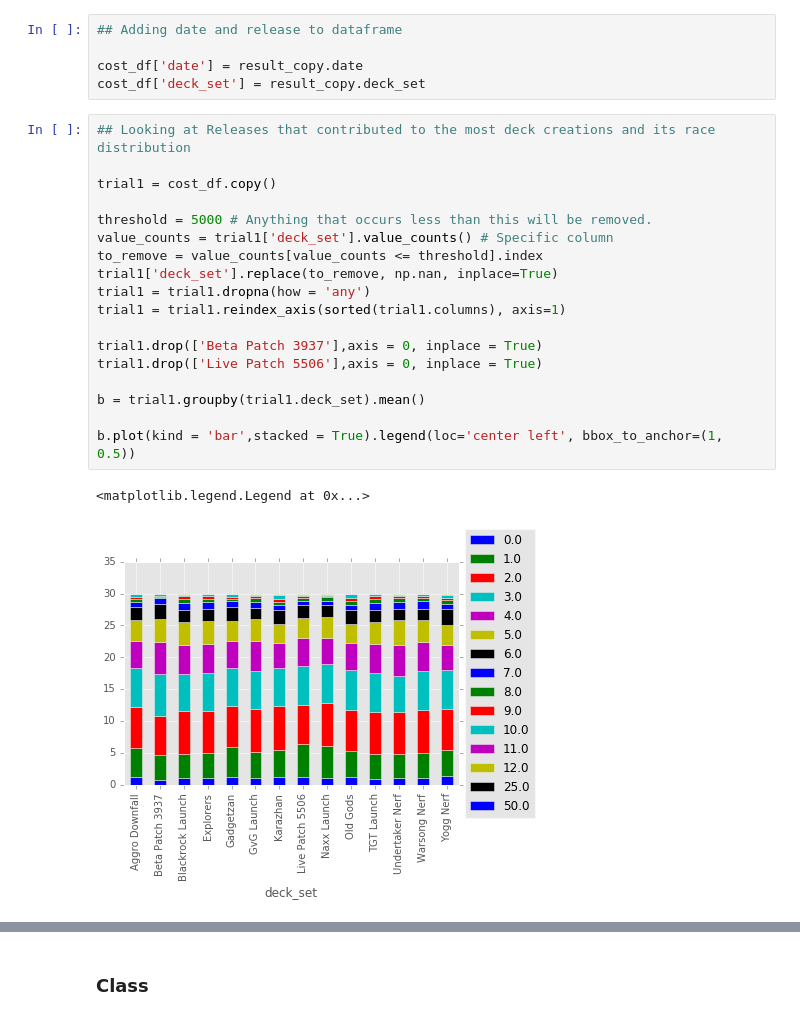
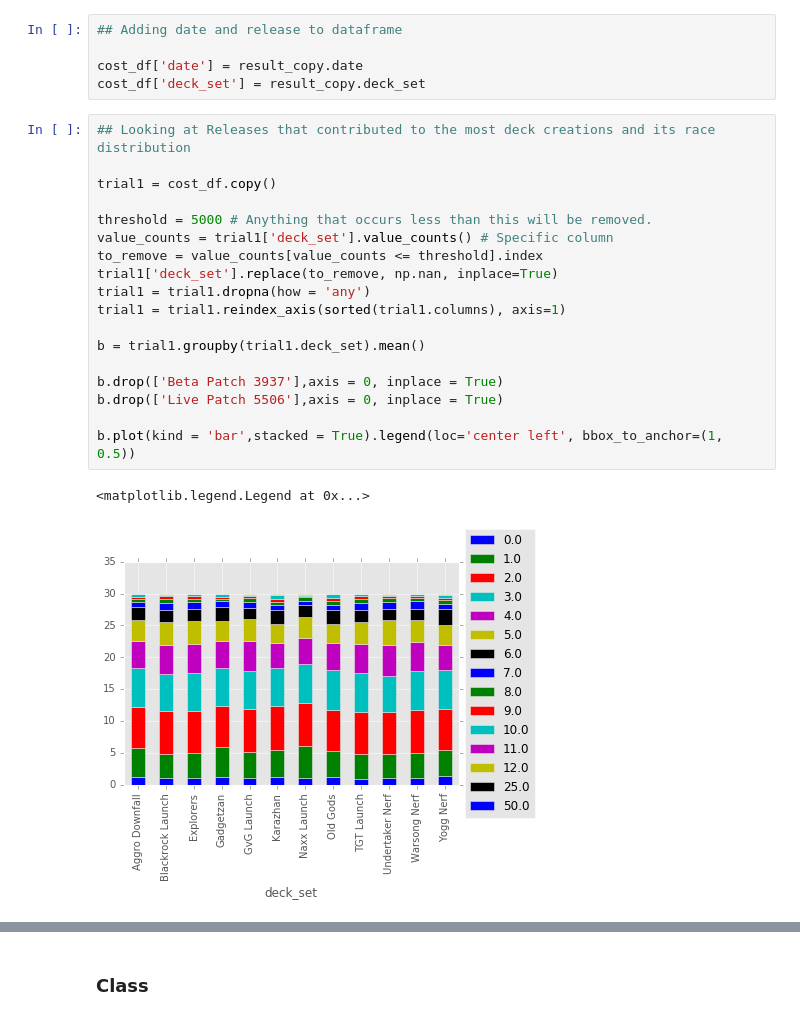
Before and after one commit to dawei95130/hearthstone, a Jupyter notebook: hearthstone.ipynb, the cells around one changed output, grey strips where cells are left out. Drawn from its saved outputs; the diff is of its cells as text.

```diff
--- a/hearthstone.ipynb
+++ b/hearthstone.ipynb
@@ -189,21 +195,21 @@ cost_df['deck_set'] = result_copy.deck_set
 # %%
 ## Looking at Releases that contributed to the most deck creations and its race distribution
 
 trial1 = cost_df.copy()
 
 threshold = 5000 # Anything that occurs less than this will be removed.
 value_counts = trial1['deck_set'].value_counts() # Specific column
 to_remove = value_counts[value_counts <= threshold].index
 trial1['deck_set'].replace(to_remove, np.nan, inplace=True)
 trial1 = trial1.dropna(how = 'any')
 trial1 = trial1.reindex_axis(sorted(trial1.columns), axis=1)
 
-trial1.drop(['Beta Patch 3937'],axis = 0, inplace = True)
-trial1.drop(['Live Patch 5506'],axis = 0, inplace = True)
-
 b = trial1.groupby(trial1.deck_set).mean()
 
+b.drop(['Beta Patch 3937'],axis = 0, inplace = True)
+b.drop(['Live Patch 5506'],axis = 0, inplace = True)
+
 b.plot(kind = 'bar',stacked = True).legend(loc='center left', bbox_to_anchor=(1, 0.5))
 # %% [output]
 <matplotlib.legend.Legend at 0x...>
-[figure, old version]
+[figure, new version]
```
Also changed, not shown: parts of 26 cells of this notebook.
